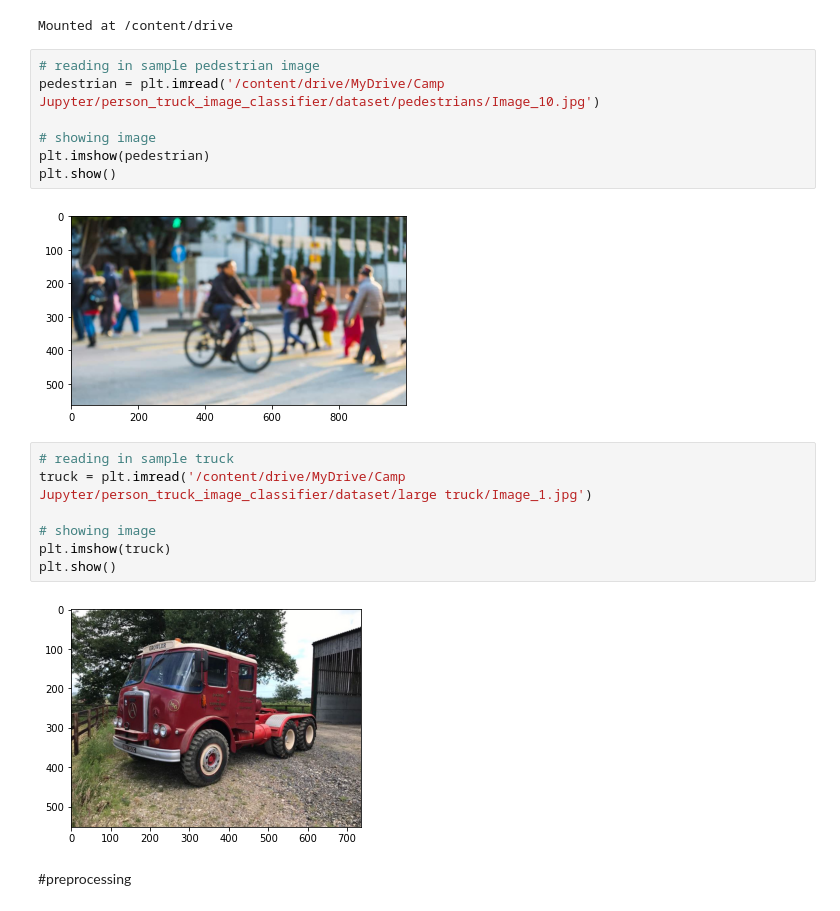
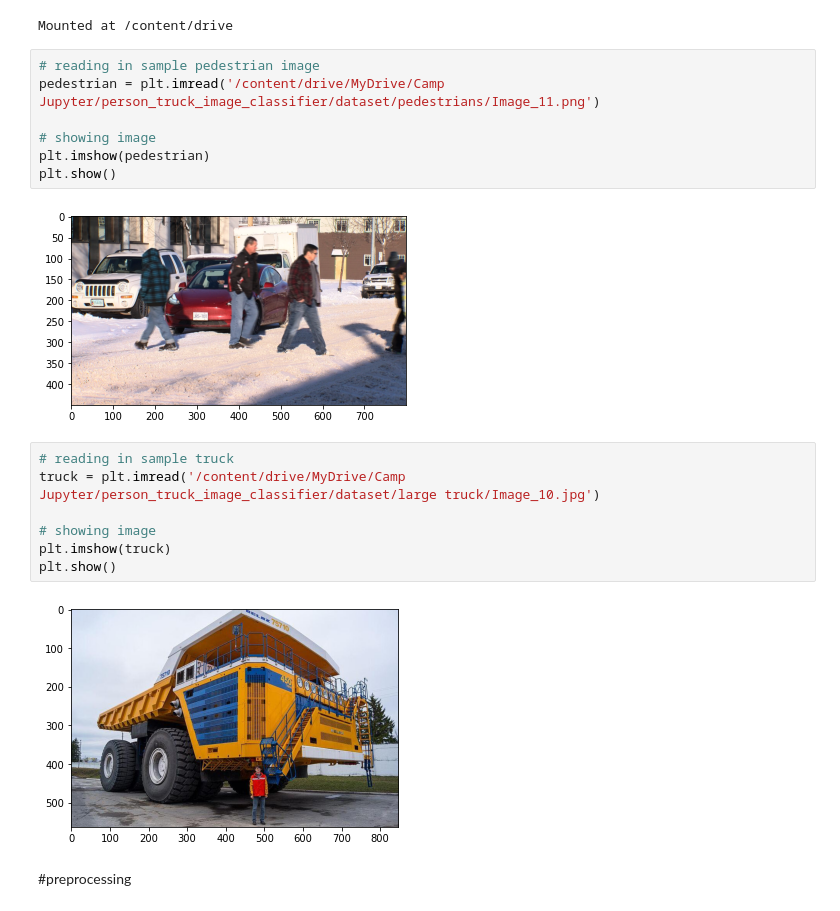
Before and after one commit to cmannnn/pedestrian_truck_car_image_classifier, a Jupyter notebook: keras_classifier.ipynb, the cells around one changed output. Drawn from its saved outputs; the diff is of its cells as text.

```diff
--- a/keras_classifier.ipynb
+++ b/keras_classifier.ipynb
@@ -21,22 +21,22 @@ drive.mount('/content/drive')
 Mounted at /content/drive
 # %%
 # reading in sample pedestrian image
-pedestrian = plt.imread('/content/drive/MyDrive/Camp Jupyter/person_truck_image_classifier/dataset/pedestrians/Image_10.jpg')
+pedestrian = plt.imread('/content/drive/MyDrive/Camp Jupyter/person_truck_image_classifier/dataset/pedestrians/Image_11.png')
 
 # showing image
 plt.imshow(pedestrian)
 plt.show()
 # %% [output]
-[figure, old version]
+[figure, new version]
 # %%
 # reading in sample truck
-truck = plt.imread('/content/drive/MyDrive/Camp Jupyter/person_truck_image_classifier/dataset/large truck/Image_1.jpg')
+truck = plt.imread('/content/drive/MyDrive/Camp Jupyter/person_truck_image_classifier/dataset/large truck/Image_10.jpg')
 
 # showing image
 plt.imshow(truck)
 plt.show()
 # %% [output]
-[figure, old version]
+[figure, new version]
 # %% [markdown]
 #preprocessing
 # %%
```
Also changed, not shown: parts of 3 cells of this notebook.
